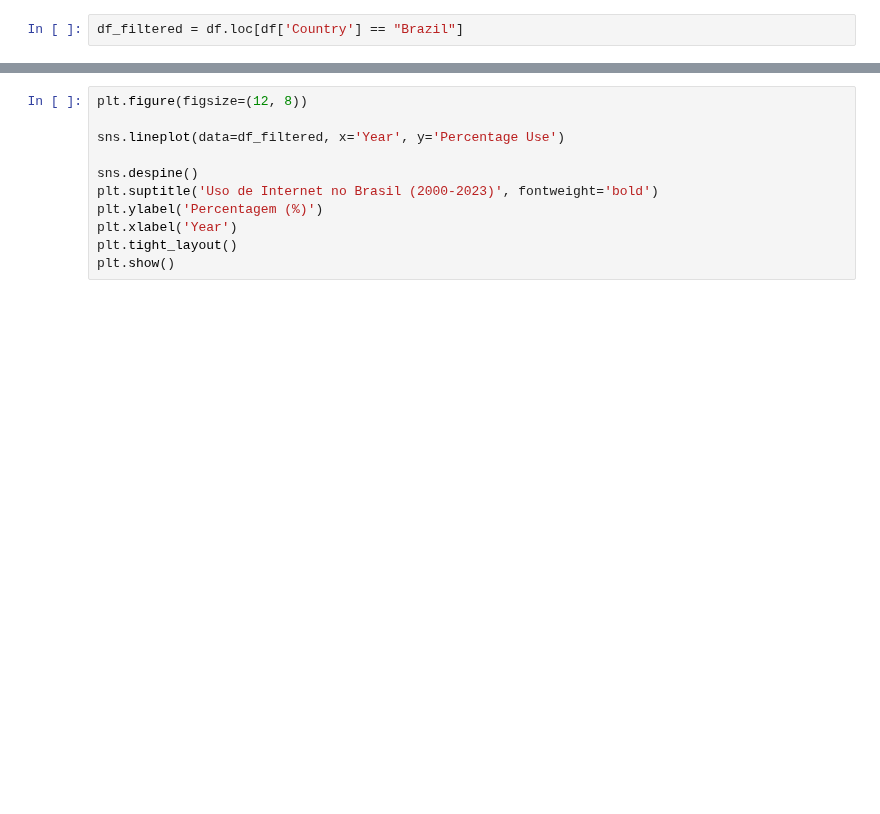
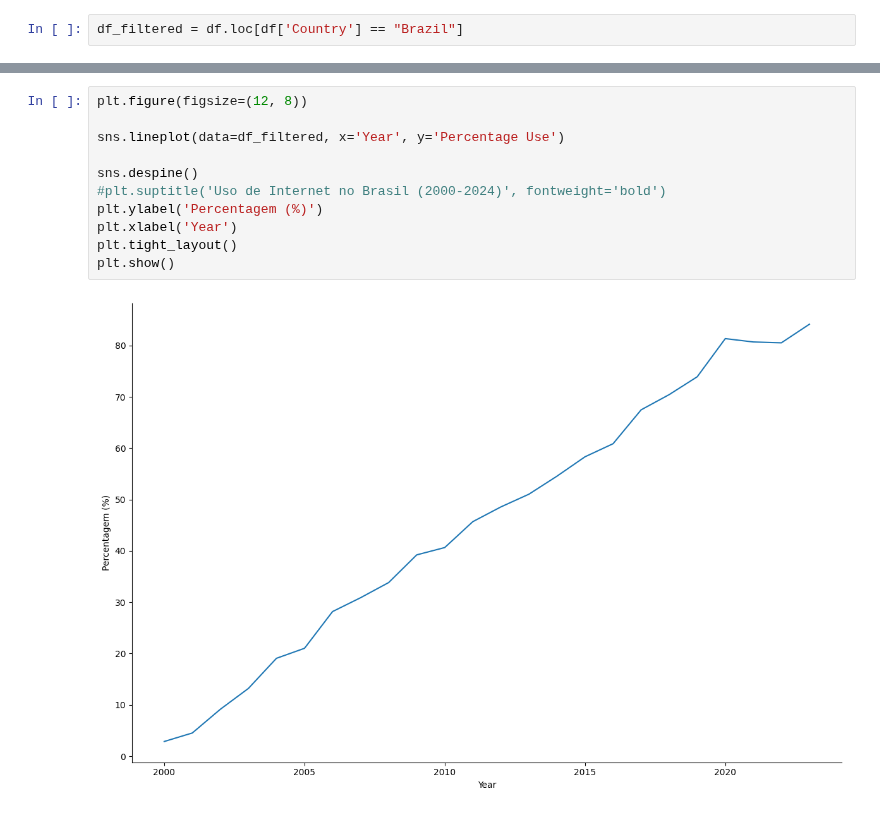
Before and after one commit to LazaroDamasceno/Dissertacao-Mestrado, a Jupyter notebook: eda/uso_internet/itu/lineplot_brazil_individuals_using_internet.ipynb, the cells around one changed output, grey strips where cells are left out. Drawn from its saved outputs; the diff is of its cells as text; blank space fills up the shorter version.

```diff
--- a/eda/uso_internet/itu/lineplot_brazil_individuals_using_internet.ipynb
+++ b/eda/uso_internet/itu/lineplot_brazil_individuals_using_internet.ipynb
@@ -36,11 +84,13 @@ df_filtered.isna().sum()
 # %%
 plt.figure(figsize=(12, 8))
 
 sns.lineplot(data=df_filtered, x='Year', y='Percentage Use')
 
 sns.despine()
-plt.suptitle('Uso de Internet no Brasil (2000-2023)', fontweight='bold')
+#plt.suptitle('Uso de Internet no Brasil (2000-2024)', fontweight='bold')
 plt.ylabel('Percentagem (%)')
 plt.xlabel('Year')
 plt.tight_layout()
 plt.show()
+# %% [output]
+[figure, added]
```
Also changed, not shown: parts of 4 cells of this notebook, 37 other files.
